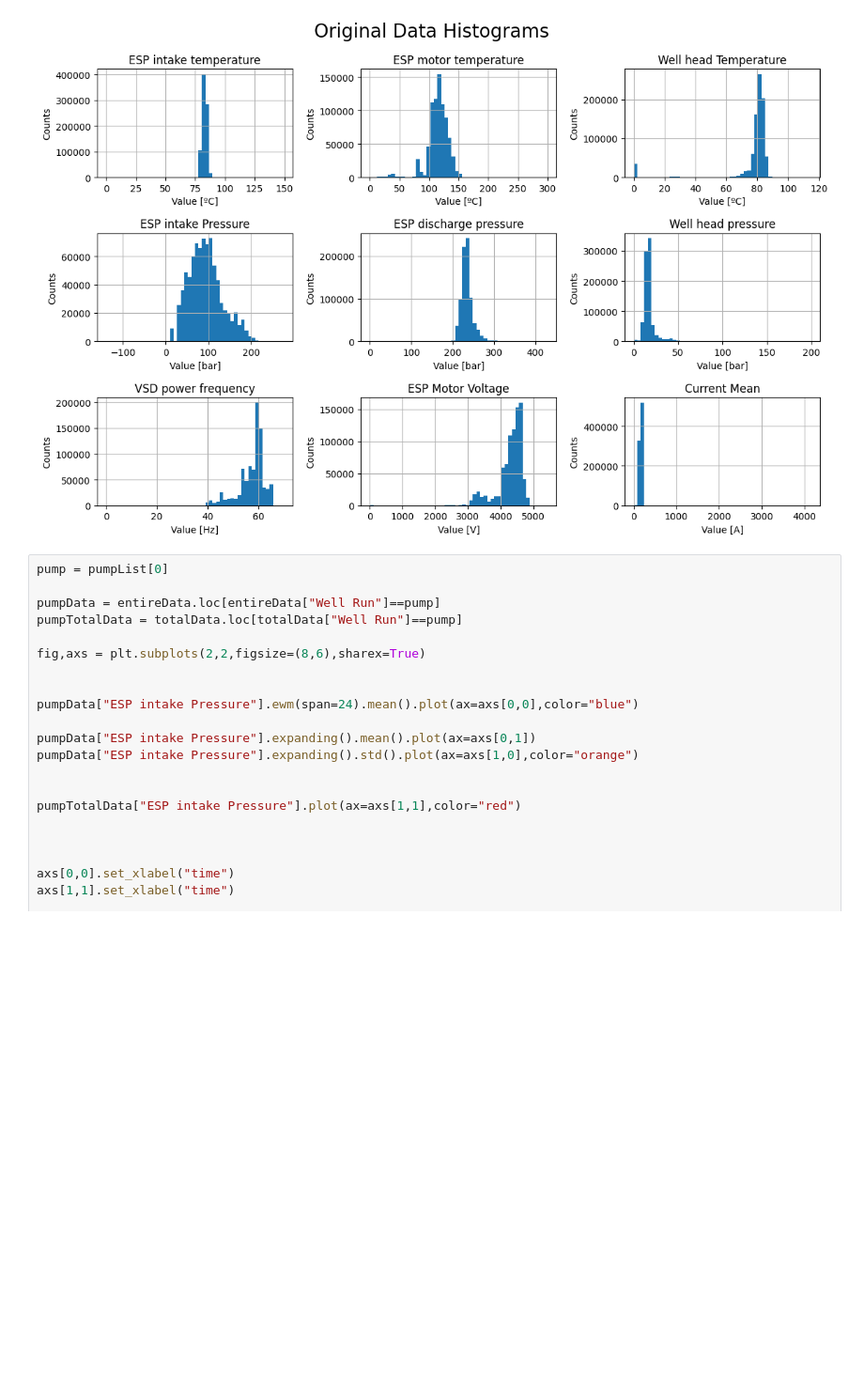
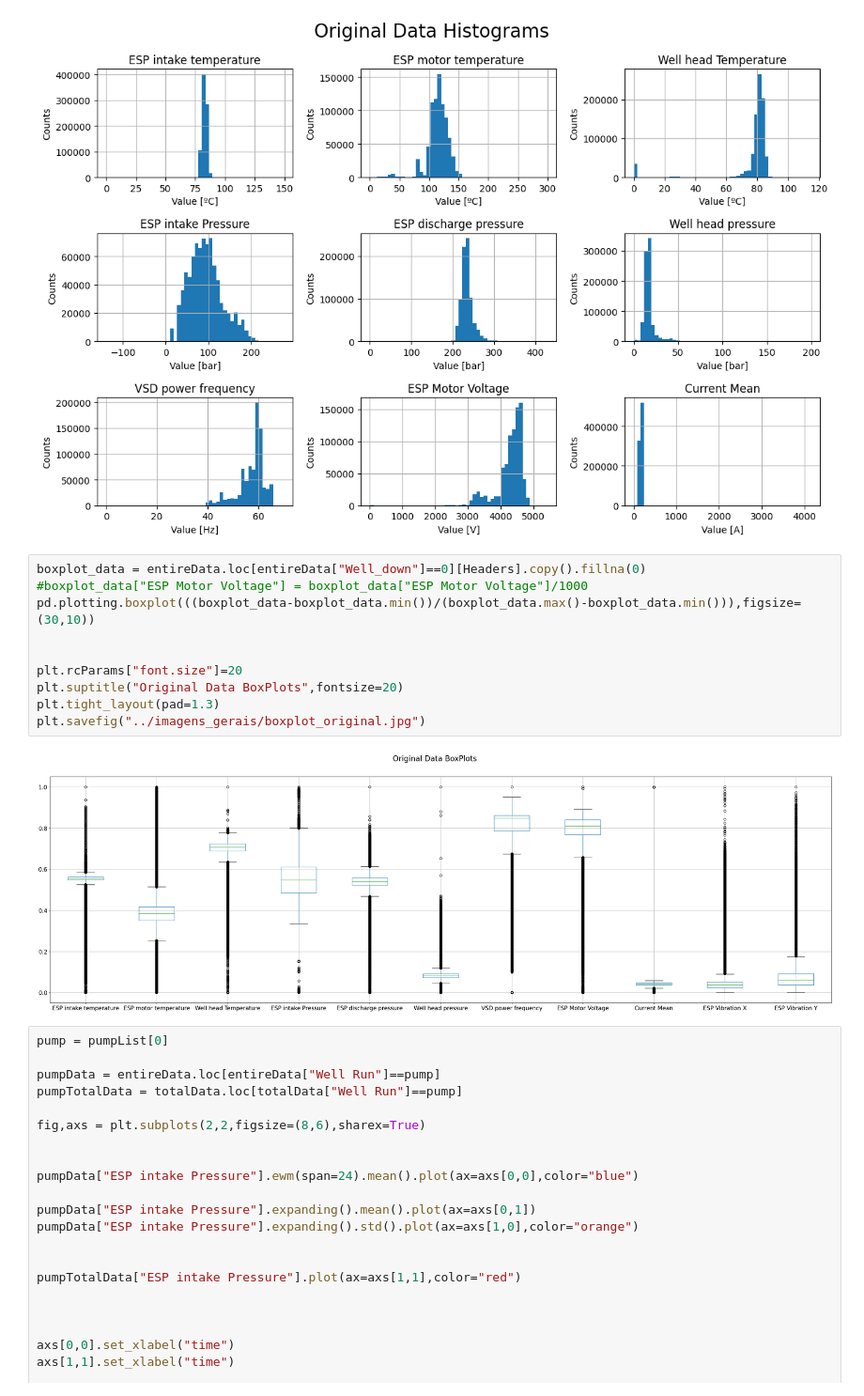
Before and after one commit to RL2-SP3/LISSA, a Jupyter notebook: examples/pump_data_cleaning.ipynb, the cells around one changed output. Shown at 94% size. Cells and saved outputs as stored; diff of their text form; blank space fills up the shorter version.

```diff
--- a/examples/pump_data_cleaning.ipynb
+++ b/examples/pump_data_cleaning.ipynb
@@ -101,6 +83,18 @@ plt.tight_layout(pad=1.3)
 plt.savefig("../imagens_gerais/hist_original.jpg")
 # %% [output]
 [figure]
+# %%
+boxplot_data = entireData.loc[entireData["Well_down"]==0][Headers].copy().fillna(0)
+#boxplot_data["ESP Motor Voltage"] = boxplot_data["ESP Motor Voltage"]/1000
+pd.plotting.boxplot(((boxplot_data-boxplot_data.min())/(boxplot_data.max()-boxplot_data.min())),figsize=(30,10))
+
+
+plt.rcParams["font.size"]=20
+plt.suptitle("Original Data BoxPlots",fontsize=20)
+plt.tight_layout(pad=1.3)
+plt.savefig("../imagens_gerais/boxplot_original.jpg")
+# %% [output]
+[figure, added]
 # %%
 pump = pumpList[0]
 
```
Also changed, not shown: parts of 5 cells of this notebook, 1 other file.
